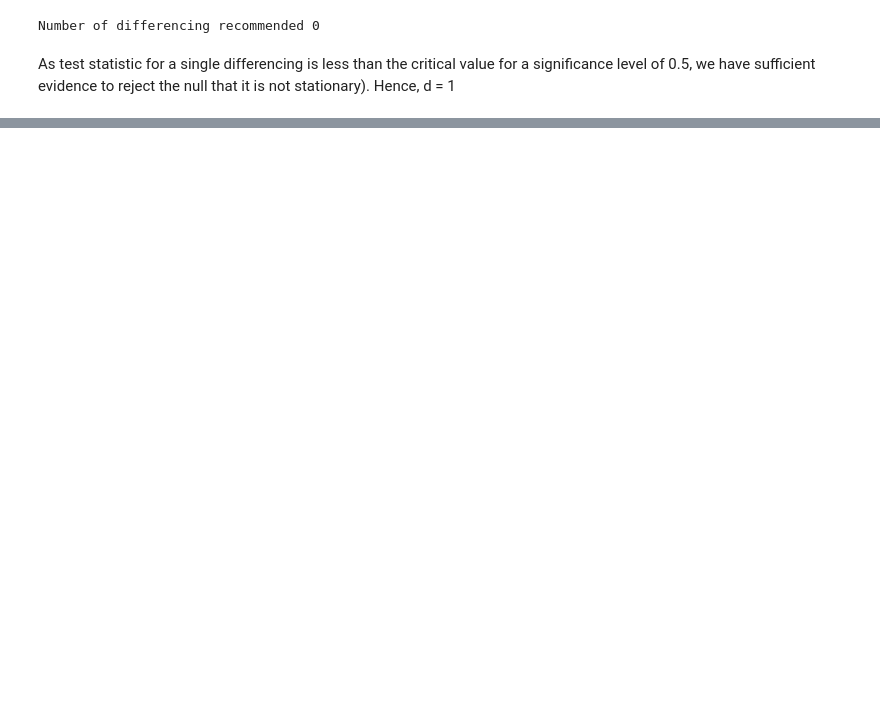
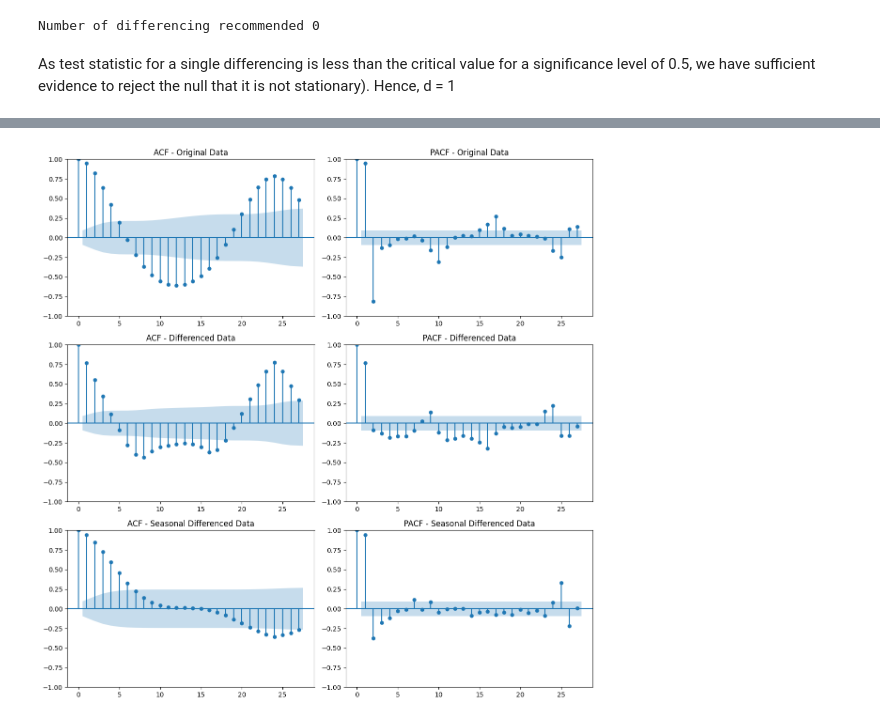
Before and after one commit to Berat03/forecasting_occupancy, a Jupyter notebook: data_explore.ipynb, the cells around one changed output, grey strips where cells are left out. Drawn from its saved outputs; the diff is of its cells as text; code cells hidden in the pictures; blank space fills up the shorter version.

```diff
--- a/data_explore.ipynb
+++ b/data_explore.ipynb
@@ -127,3 +80,19 @@ plt.show()
+# %%
+fig, axes = plt.subplots(3, 2, figsize=(12, 12))
+
+plot_acf(df, ax=axes[0, 0], title='ACF - Original Data')
+plot_pacf(df, ax=axes[0, 1], title='PACF - Original Data')
+
+plot_acf(df_diff, ax=axes[1, 0], title='ACF - Differenced Data')
+plot_pacf(df_diff, ax=axes[1, 1], title='PACF - Differenced Data')
+
+plot_acf(df_diff_season, ax=axes[2, 0], title='ACF - Seasonal Differenced Data')
+plot_pacf(df_diff_season, ax=axes[2, 1], title='PACF - Seasonal Differenced Data')
+
+plt.tight_layout()
+plt.show()
+# %% [output]
+[figure, added]
 # %%
 find_parameters(df=df, col='Total')
 find_parameters(df=df_diff, col='Total')
```
Also changed, not shown: parts of 13 cells of this notebook.
